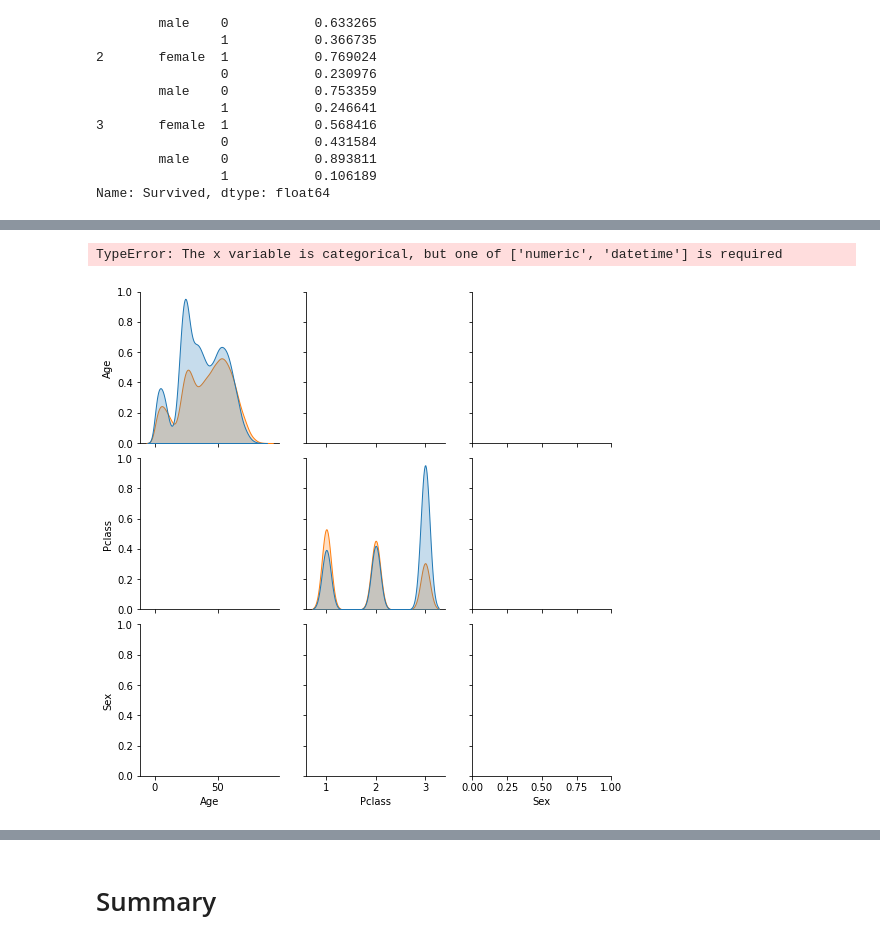
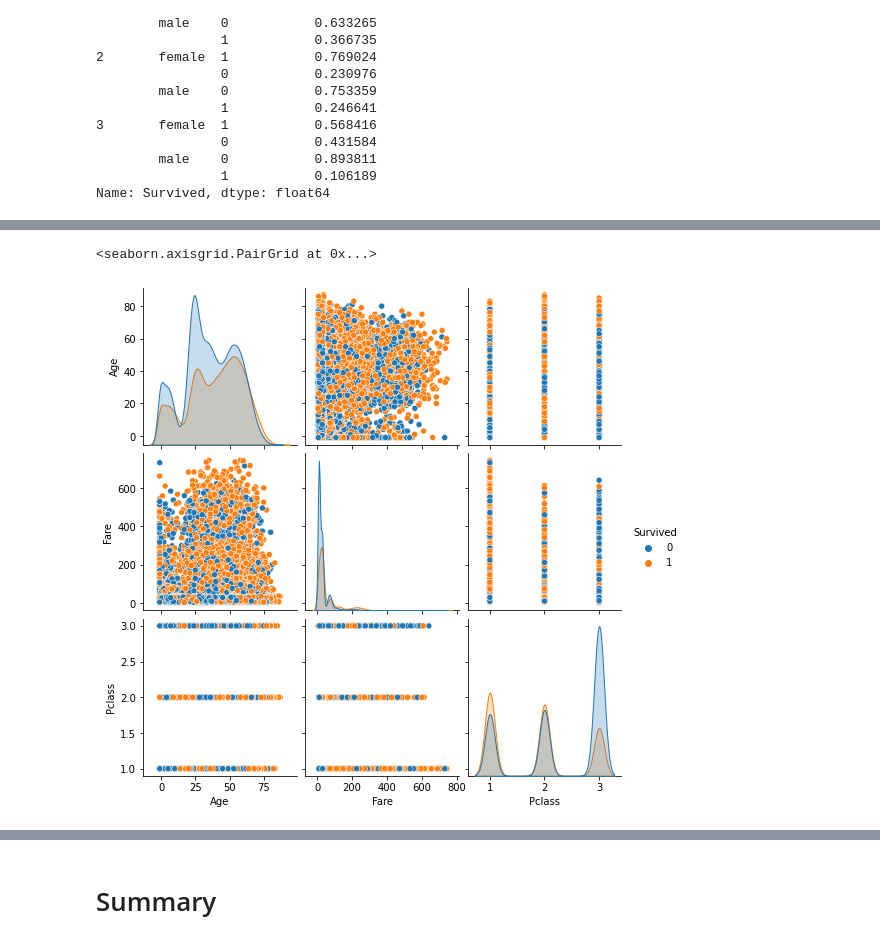
Before and after one commit to bonvech/ml-intro-2, a Jupyter notebook: 2_data_exploration/eda.ipynb, the cells around one changed output, grey strips where cells are left out. Cells and saved outputs as stored; diff of their text form; code cells hidden in the pictures.

```diff
--- a/2_data_exploration/eda.ipynb
+++ b/2_data_exploration/eda.ipynb
@@ -210,6 +236,12 @@ Fare           134
 Cabin           92
 Embarked         1
 dtype: int64
+# %%
+###  Заменим пропущенные данные в очевидных случаях
+###  как корректно заменить возраст и цену пока не ясно
+df["Embarked"] = df["Embarked"].fillna("U")
+df["Cabin"] = df["Cabin"].fillna("unknown")
+df["Age"] = df["Age"].fillna(-1)
 # %% [markdown]
 Итог про пропущенные данные
 
@@ -250,0 +438,4 @@ df.describe()
+# %%
+### заменяем возраст возрастной группой
+age_bins = [0, 5, 10, 15, 20, 25, 30, 40, 50, 60, 70, 80, 90]
+df["AgeGr"] = pd.cut(df["Age"], bins=age_bins).astype(object)
@@ -250,0 +504,2 @@ df.describe()
+# %%
+df['Relat'] = df.Parch + df.SibSp
@@ -275,0 +592,6 @@ Name: Survived, dtype: float64
+# %%
+### Введем новую категорию - дети
+def child(row):
+    return "Child" if row['Age'] < 14 else row['Sex']
+
+df['Child'] = df.apply(child, axis=1 )
@@ -276,6 +604,5 @@ Name: Survived, dtype: float64
 # %%
-sns.pairplot(df, vars=["Age", "Pclass", "Sex"], hue="Survived", dropna=True)
-sns.plt.show()
+sns.pairplot(df, vars=["Age", "Fare", "Pclass"], hue="Survived", dropna=True)
 # %% [output]
-TypeError: The x variable is categorical, but one of ['numeric', 'datetime'] is required
+<seaborn.axisgrid.PairGrid at 0x...>
-[figure, old version]
+[figure, new version]
```
Also changed, not shown: parts of 76 cells of this notebook.
